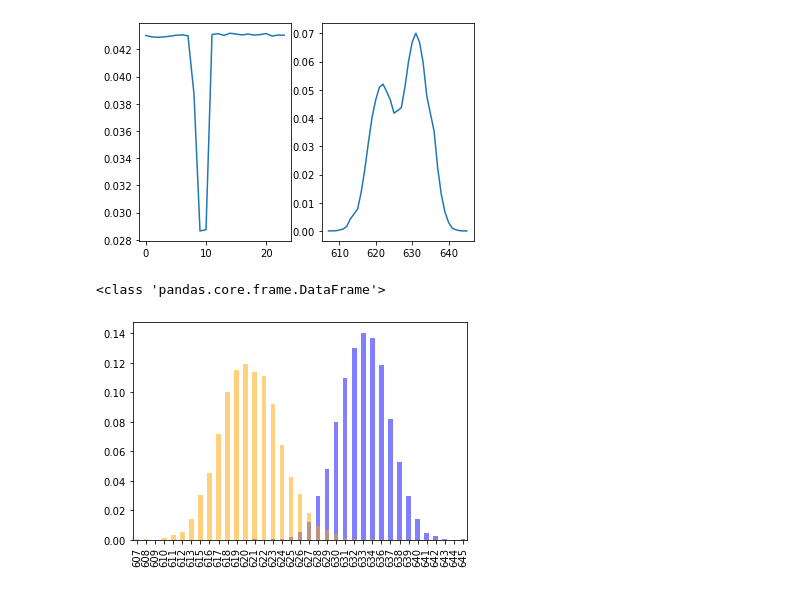
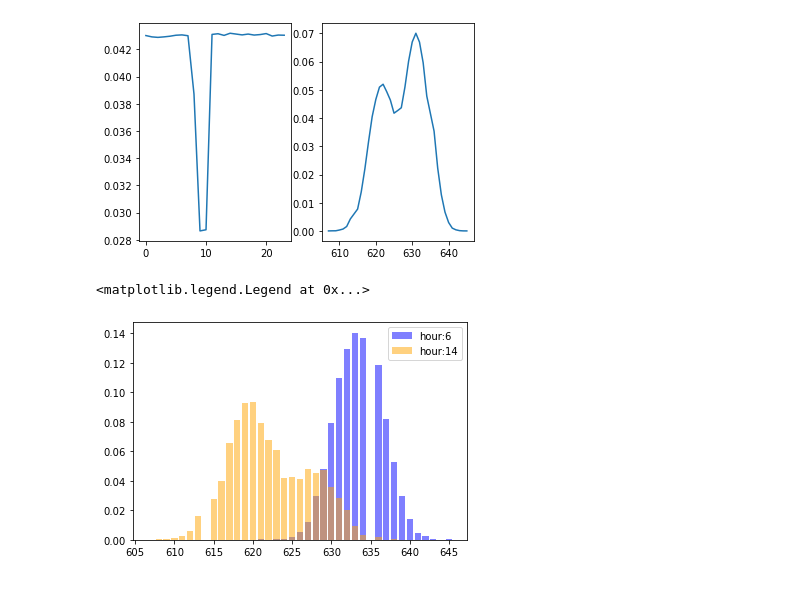
Before and after one commit to AkinaNagai/ori_lnpr_book_codes, a Jupyter notebook: section_sensor/lidar_600.ipynb, the cells around one changed output. Cells and saved outputs as stored; diff of their text form; code cells hidden in the pictures.

```diff
--- a/section_sensor/lidar_600.ipynb
+++ b/section_sensor/lidar_600.ipynb
@@ -158,13 +143,20 @@ ax2.plot(p_z)
 [<matplotlib.lines.Line2D at 0x...>]
 [figure]
 # %%
-#条件確率分布(x|y) = 同時確率分布(x,y) ÷ 確率分布(y)
-print(type(probs))
+#乗法定理
+#同時確率分布p(z,t) = 条件付き確率分布p(z|t) * tの確率分布p(t)
+
+#ある時刻の条件を付けた場合の確率分布を乗法定理の計算で求める。
+#測定により、同時確率分布と、時間の確率分布は既知なので、計算できる。
+
+fig = plt.figure()
+ax = fig.add_subplot(1,1,1)
 
 cond_z_t = probs.div(p_t[0],axis=1) #次元数が異なるPandasデータの割り算。
-(cond_z_t[6]).plot.bar(color="blue", alpha=0.5)  ###lidar600pxt###
-(cond_z_t[14]).plot.bar(color="orange", alpha=0.5)
-plt.show()
+#print(cond_z_t)
+ax.bar(x=cond_z_t.index, height=cond_z_t[6], color="blue", alpha=0.5, label = 'hour:6')
+ax.bar(x=cond_z_t.index, height=cond_z_t[13], color="orange", alpha=0.5, label = 'hour:14')
+plt.legend()
 # %% [output]
-<class 'pandas.core.frame.DataFrame'>
+<matplotlib.legend.Legend at 0x...>
-[figure, old version]
+[figure, new version]
```
Also changed, not shown: parts of 6 cells of this notebook.
